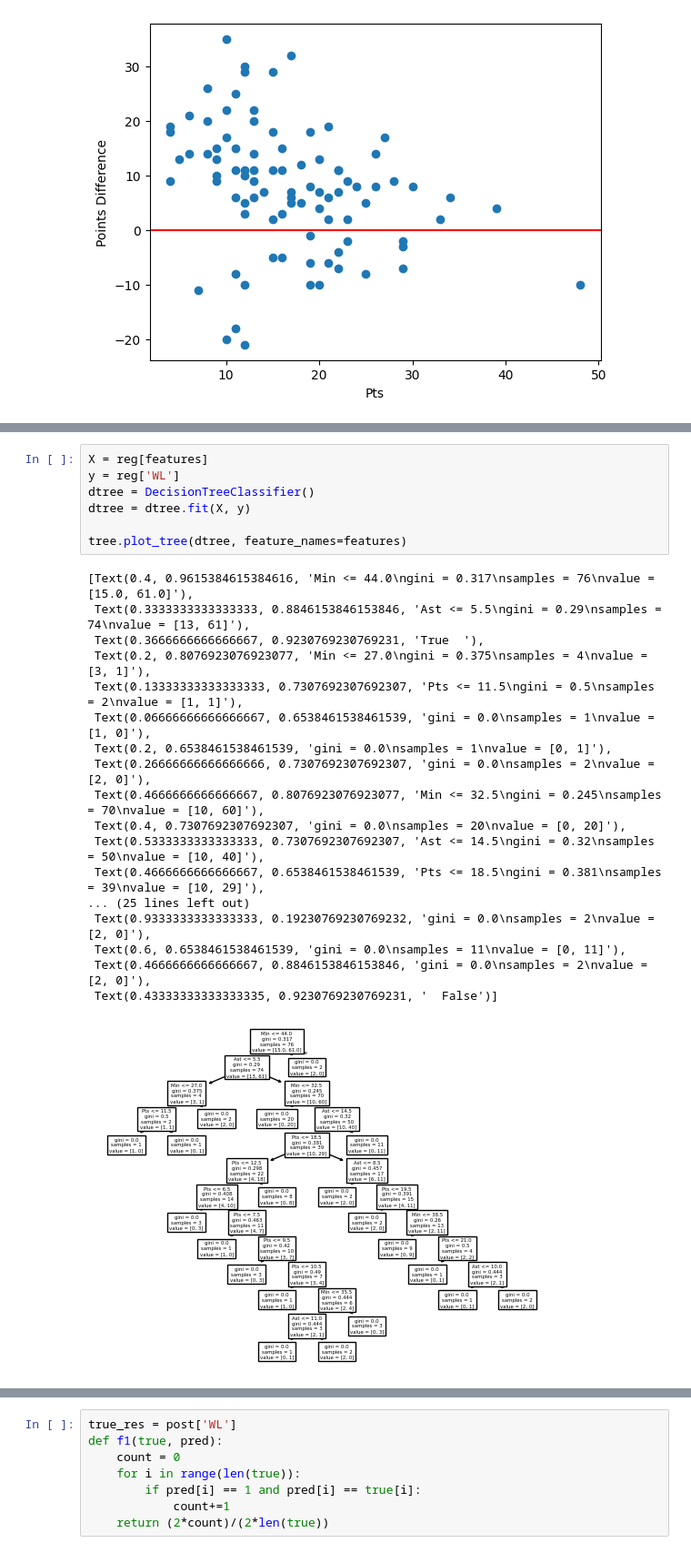
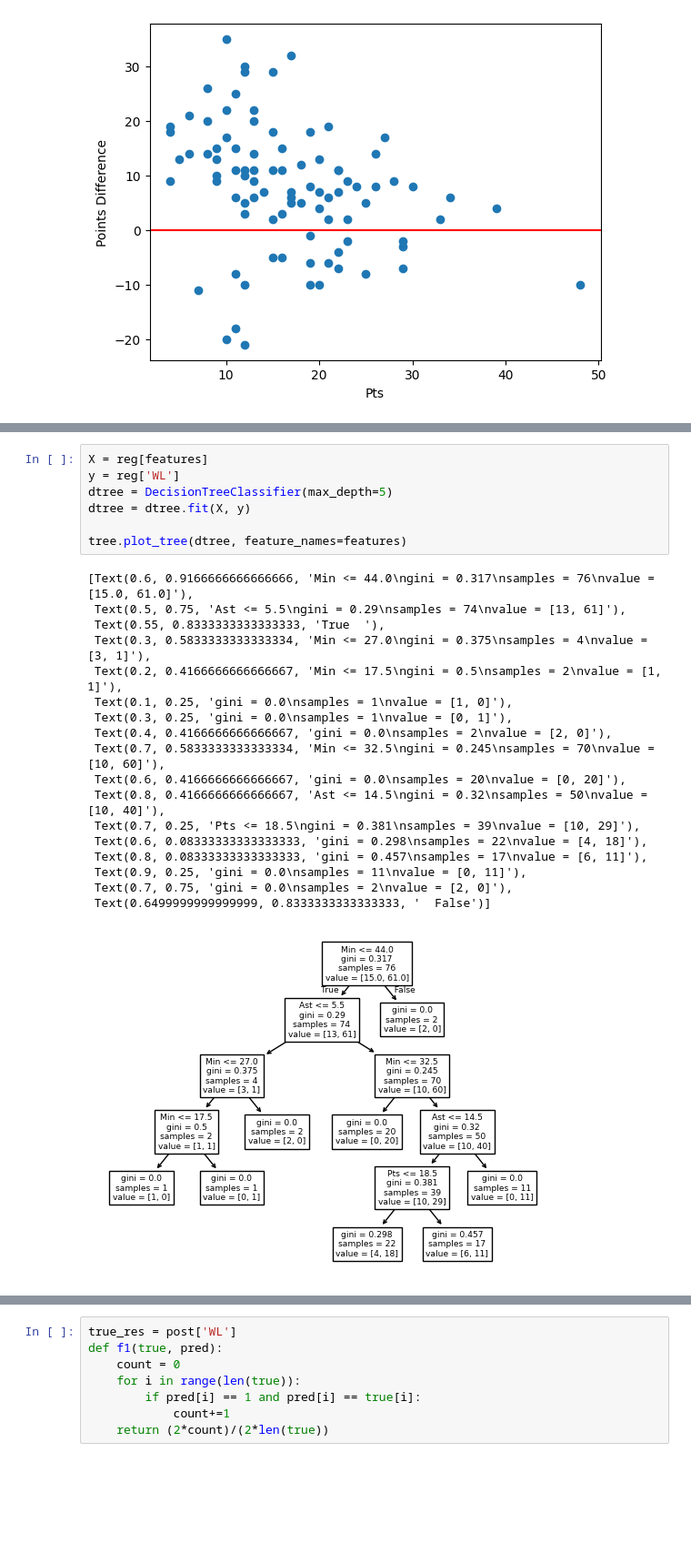
Before and after one commit to shin-fued/NASH_MVP, a Jupyter notebook: decisionTree.ipynb, the cells around one changed output, grey strips where cells are left out. Shown: that part at 91% size. Saved outputs shown, nothing was run; the diff lists cells and outputs as text; blank space fills up the shorter version.

```diff
--- a/decisionTree.ipynb
+++ b/decisionTree.ipynb
@@ -88,29 +114,29 @@ _ = sns.scatterplot(x='Ast', y='pts_dif', hue='Pts', data=reg)
 # %%
 X = reg[features]
 y = reg['WL']
-dtree = DecisionTreeClassifier()
+dtree = DecisionTreeClassifier(max_depth=5)
 dtree = dtree.fit(X, y)
 
 tree.plot_tree(dtree, feature_names=features)
 # %% [output]
-[Text(0.4, 0.9615384615384616, 'Min <= 44.0\ngini = 0.317\nsamples = 76\nvalue = [15.0, 61.0]'),
- Text(0.3333333333333333, 0.8846153846153846, 'Ast <= 5.5\ngini = 0.29\nsamples = 74\nvalue = [13, 61]'),
- Text(0.3666666666666667, 0.9230769230769231, 'True  '),
- Text(0.2, 0.8076923076923077, 'Min <= 27.0\ngini = 0.375\nsamples = 4\nvalue = [3, 1]'),
- Text(0.13333333333333333, 0.7307692307692307, 'Pts <= 11.5\ngini = 0.5\nsamples = 2\nvalue = [1, 1]'),
- Text(0.06666666666666667, 0.6538461538461539, 'gini = 0.0\nsamples = 1\nvalue = [1, 0]'),
- Text(0.2, 0.6538461538461539, 'gini = 0.0\nsamples = 1\nvalue = [0, 1]'),
- Text(0.26666666666666666, 0.7307692307692307, 'gini = 0.0\nsamples = 2\nvalue = [2, 0]'),
- Text(0.4666666666666667, 0.8076923076923077, 'Min <= 32.5\ngini = 0.245\nsamples = 70\nvalue = [10, 60]'),
- Text(0.4, 0.7307692307692307, 'gini = 0.0\nsamples = 20\nvalue = [0, 20]'),
- Text(0.5333333333333333, 0.7307692307692307, 'Ast <= 14.5\ngini = 0.32\nsamples = 50\nvalue = [10, 40]'),
- Text(0.4666666666666667, 0.6538461538461539, 'Pts <= 18.5\ngini = 0.381\nsamples = 39\nvalue = [10, 29]'),
-... (25 lines left out)
- Text(0.9333333333333333, 0.19230769230769232, 'gini = 0.0\nsamples = 2\nvalue = [2, 0]'),
- Text(0.6, 0.6538461538461539, 'gini = 0.0\nsamples = 11\nvalue = [0, 11]'),
- Text(0.4666666666666667, 0.8846153846153846, 'gini = 0.0\nsamples = 2\nvalue = [2, 0]'),
- Text(0.43333333333333335, 0.9230769230769231, '  False')]
+[Text(0.6, 0.9166666666666666, 'Min <= 44.0\ngini = 0.317\nsamples = 76\nvalue = [15.0, 61.0]'),
+ Text(0.5, 0.75, 'Ast <= 5.5\ngini = 0.29\nsamples = 74\nvalue = [13, 61]'),
+ Text(0.55, 0.8333333333333333, 'True  '),
+ Text(0.3, 0.5833333333333334, 'Min <= 27.0\ngini = 0.375\nsamples = 4\nvalue = [3, 1]'),
+ Text(0.2, 0.4166666666666667, 'Min <= 17.5\ngini = 0.5\nsamples = 2\nvalue = [1, 1]'),
+ Text(0.1, 0.25, 'gini = 0.0\nsamples = 1\nvalue = [1, 0]'),
+ Text(0.3, 0.25, 'gini = 0.0\nsamples = 1\nvalue = [0, 1]'),
+ Text(0.4, 0.4166666666666667, 'gini = 0.0\nsamples = 2\nvalue = [2, 0]'),
+ Text(0.7, 0.5833333333333334, 'Min <= 32.5\ngini = 0.245\nsamples = 70\nvalue = [10, 60]'),
+ Text(0.6, 0.4166666666666667, 'gini = 0.0\nsamples = 20\nvalue = [0, 20]'),
+ Text(0.8, 0.4166666666666667, 'Ast <= 14.5\ngini = 0.32\nsamples = 50\nvalue = [10, 40]'),
+ Text(0.7, 0.25, 'Pts <= 18.5\ngini = 0.381\nsamples = 39\nvalue = [10, 29]'),
+ Text(0.6, 0.08333333333333333, 'gini = 0.298\nsamples = 22\nvalue = [4, 18]'),
+ Text(0.8, 0.08333333333333333, 'gini = 0.457\nsamples = 17\nvalue = [6, 11]'),
+ Text(0.9, 0.25, 'gini = 0.0\nsamples = 11\nvalue = [0, 11]'),
+ Text(0.7, 0.75, 'gini = 0.0\nsamples = 2\nvalue = [2, 0]'),
+ Text(0.6499999999999999, 0.8333333333333333, '  False')]
-[figure, old version]
+[figure, new version]
 # %%
 def test_train_opt_sp():
     score = {}
```
Also changed, not shown: parts of 9 cells of this notebook, 3 other files.
